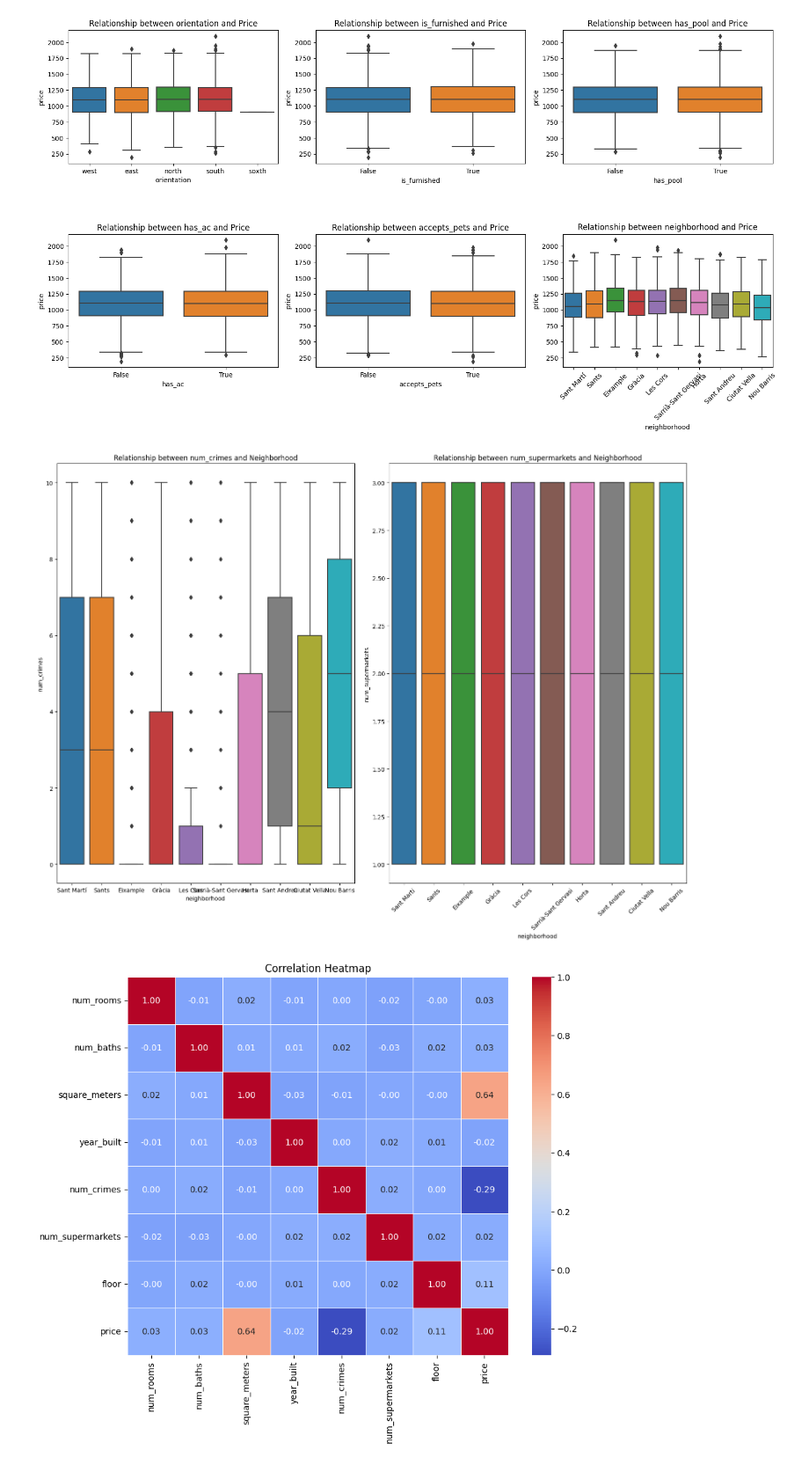
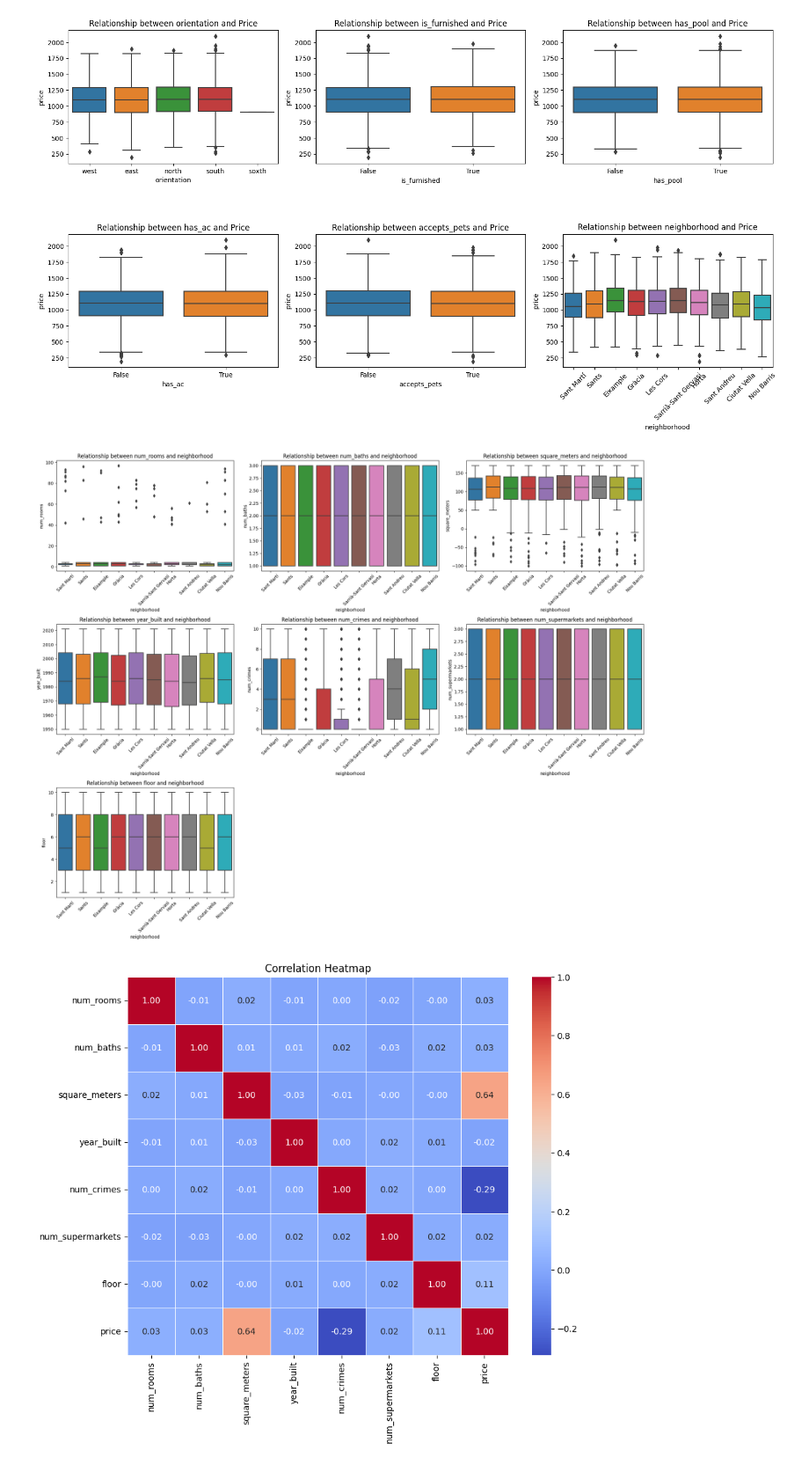
Before and after one commit to viktoriia-yuzkiv/Predicting-Apartment-Prices-in-Barcelona, a Jupyter notebook: Predicting Apartment Prices in Barcelona 2023-Julia.ipynb, the cells around one changed output. Shown at 88% size. Cells and saved outputs as stored; diff of their text form; code cells hidden in the pictures.

```diff
--- a/Predicting Apartment Prices in Barcelona 2023-Julia.ipynb
+++ b/Predicting Apartment Prices in Barcelona 2023-Julia.ipynb
@@ -214,0 +196,16 @@ Name: count, dtype: int64
+# %%
+features_NaN = ['num_baths', 'square_meters', 'year_built', 'num_crimes', 'num_supermarkets',
+               'floor', 'orientation', 'is_furnished', 'has_pool',  'has_ac', 'accepts_pets', 'neighborhood']
+
+rows, cols = divmod(len(features_NaN), 3)
+fig, axes = plt.subplots(rows, 3, figsize=(16, 4 * rows))
+fig.suptitle('Missing Data Pattern Plot', fontsize=16)
+
+for i, feature in enumerate(features_NaN, 1):
+    row, col = divmod(i-1,3)
+    ax = axes[row, col]
+    sns.heatmap(df_train[[feature]].isnull().T, cmap='Pastel1', cbar=False, ax=ax)
+    ax.set_title(f'Missing {feature}')
+
+plt.tight_layout()
+plt.show()
@@ -246,19 +246,19 @@ plt.show()
 # %%
 #Visualize distribution of categorical variable neighborhood with other numerical variables different to price to guess
 # which could be a variable to impute NAs. We see that num_crimes has significantly different distributions across neighborhoods.
-numerical_features =['num_crimes', 'num_supermarkets']
+numerical_features = ['num_rooms', 'num_baths', 'square_meters', 'year_built', 'num_crimes', 'num_supermarkets', 'floor']
 
-plt.figure(figsize=(16, 12))
+plt.figure(figsize=(20, 16))
 for i, feature in enumerate(numerical_features, 1):
-    plt.subplot(1, 2, i)
+    plt.subplot(3, 3, i)
     sns.boxplot(data=df_train, x='neighborhood', y=feature)
-    plt.title(f'Relationship between {feature} and Neighborhood')
+    plt.title(f'Relationship between {feature} and neighborhood')
+    plt.xticks(rotation=45)
 
-plt.xticks(rotation=45)
 plt.tight_layout()
 plt.show()
 # %% [output]
-[figure, old version]
+[figure, new version]
 # %%
 # Correlation heatmap for numerical features
 
```
Also changed, not shown: parts of 33 cells of this notebook.
